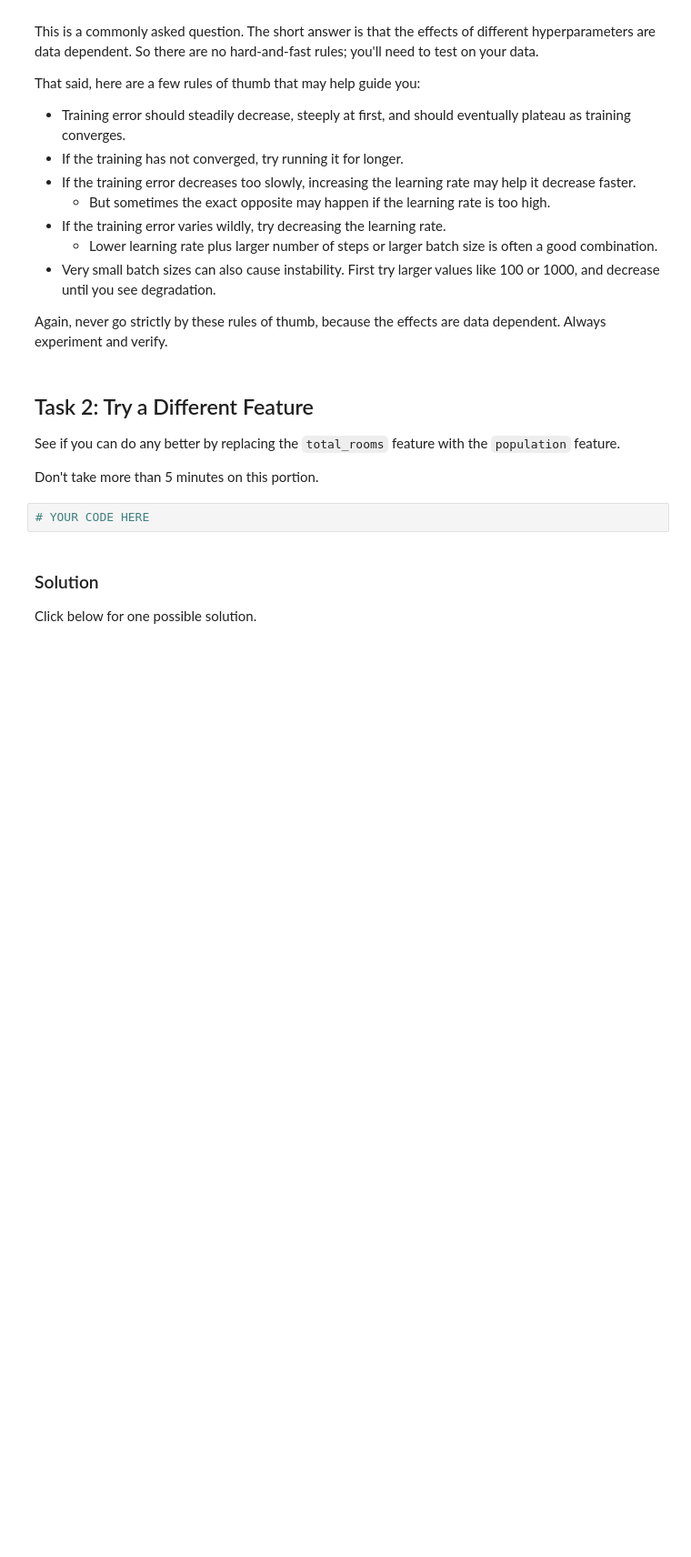
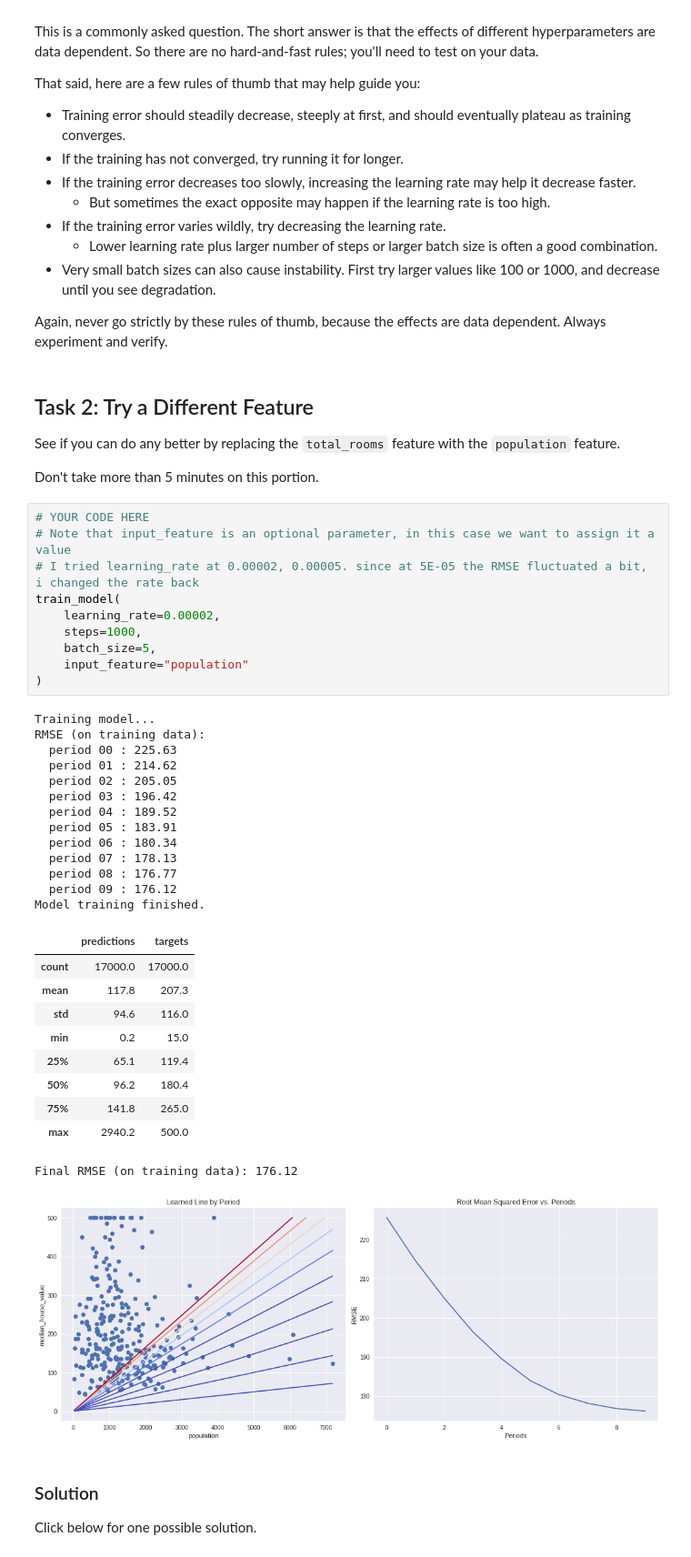
Before and after one commit to purplefox81/eLearningAssignments, a Jupyter notebook: Machine.Learning.Crash.Course.by.Google/02_first_steps_with_tensor_flow.ipynb, the cells around one changed output. Shown: that part at 91% size. Cells and saved outputs as stored; diff of their text form; blank space fills up the shorter version.

```diff
--- a/Machine.Learning.Crash.Course.by.Google/02_first_steps_with_tensor_flow.ipynb
+++ b/Machine.Learning.Crash.Course.by.Google/02_first_steps_with_tensor_flow.ipynb
@@ -412,8 +541,41 @@ Again, never go strictly by these rules of thumb, because the effects are data d
 See if you can do any better by replacing the `total_rooms` feature with the `population` feature.
 
 Don't take more than 5 minutes on this portion.
-# %%
-# YOUR CODE HERE
+# %%
+# YOUR CODE HERE
+# Note that input_feature is an optional parameter, in this case we want to assign it a value
+# I tried learning_rate at 0.00002, 0.00005. since at 5E-05 the RMSE fluctuated a bit, i changed the rate back
+train_model(
+    learning_rate=0.00002,
+    steps=1000,
+    batch_size=5,
+    input_feature="population"
+)
+# %% [output]
+Training model...
+RMSE (on training data):
+  period 00 : 225.63
+  period 01 : 214.62
+  period 02 : 205.05
+  period 03 : 196.42
+  period 04 : 189.52
+  period 05 : 183.91
+  period 06 : 180.34
+  period 07 : 178.13
+  period 08 : 176.77
+  period 09 : 176.12
+Model training finished.
+|  | predictions | targets |
+| count | 17000.0 | 17000.0 |
+| mean | 117.8 | 207.3 |
+| std | 94.6 | 116.0 |
+| min | 0.2 | 15.0 |
+| 25% | 65.1 | 119.4 |
+| 50% | 96.2 | 180.4 |
+| 75% | 141.8 | 265.0 |
+| max | 2940.2 | 500.0 |
+Final RMSE (on training data): 176.12
+[figure, added]
 # %% [markdown]
 ### Solution
 
```
Also changed, not shown: parts of 14 cells of this notebook.
